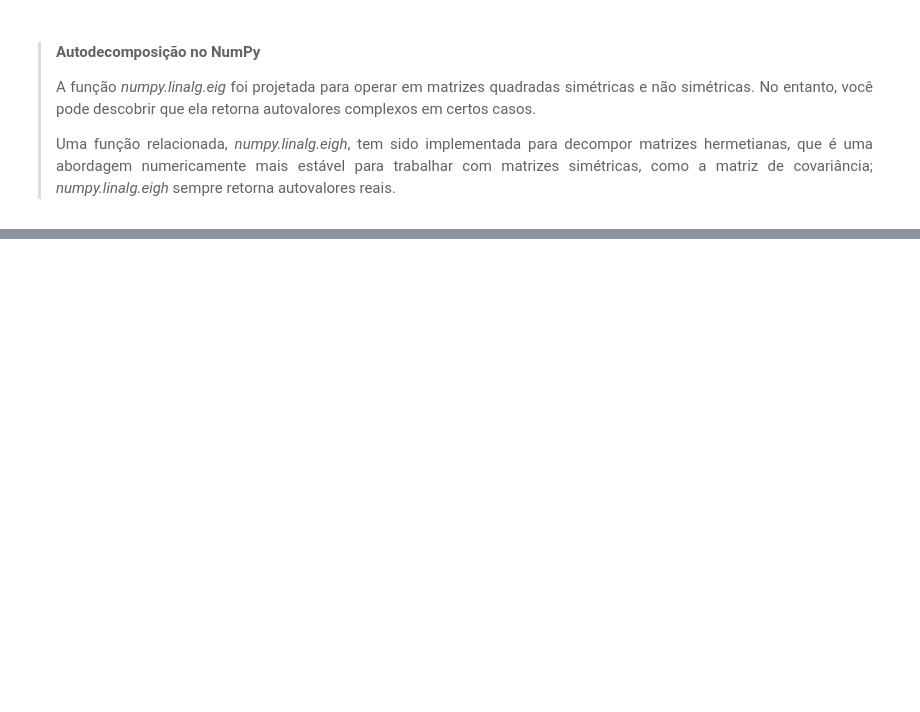
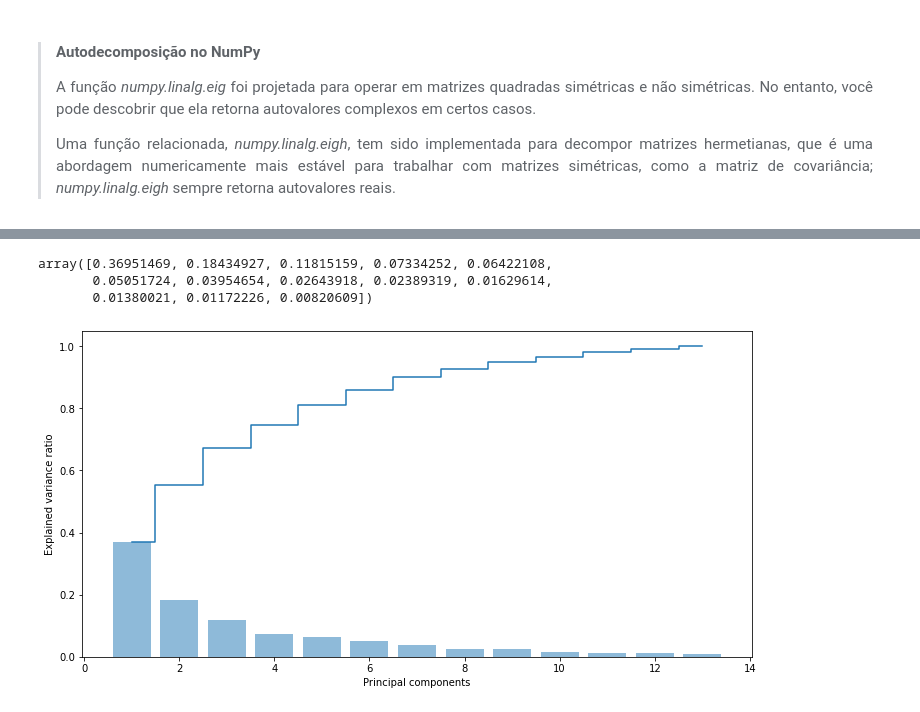
Before and after one commit to willianpina/Machine_Learning_Studies, a Jupyter notebook: Compreendendo os dados via redução de dimensionalidade.ipynb, the cells around one changed output, grey strips where cells are left out. Cells and saved outputs as stored; diff of their text form; code cells hidden in the pictures; blank space fills up the shorter version.

```diff
--- a/Compreendendo os dados via redução de dimensionalidade.ipynb
+++ b/Compreendendo os dados via redução de dimensionalidade.ipynb
@@ -87,0 +188,20 @@ Autovetores
+# %%
+from sklearn.decomposition import PCA
+
+pca = PCA()
+X_train_pca = pca.fit_transform(X_train_std)
+pca.explained_variance_ratio_
+# %% [output]
+array([0.36951469, 0.18434927, 0.11815159, 0.07334252, 0.06422108,
+       0.05051724, 0.03954654, 0.02643918, 0.02389319, 0.01629614,
+       0.01380021, 0.01172226, 0.00820609])
+# %%
+# Plotando as Variáveis "XXXXX"
+plt.figure(figsize=(12,6))
+plt.bar(range(1, 14), pca.explained_variance_ratio_, alpha=0.5, align='center')
+plt.step(range(1, 14), np.cumsum(pca.explained_variance_ratio_), where='mid')
+plt.ylabel('Explained variance ratio')
+plt.xlabel('Principal components')
+plt.show()
+# %% [output]
+[figure, added]
```
Also changed, not shown: parts of 15 cells of this notebook.
